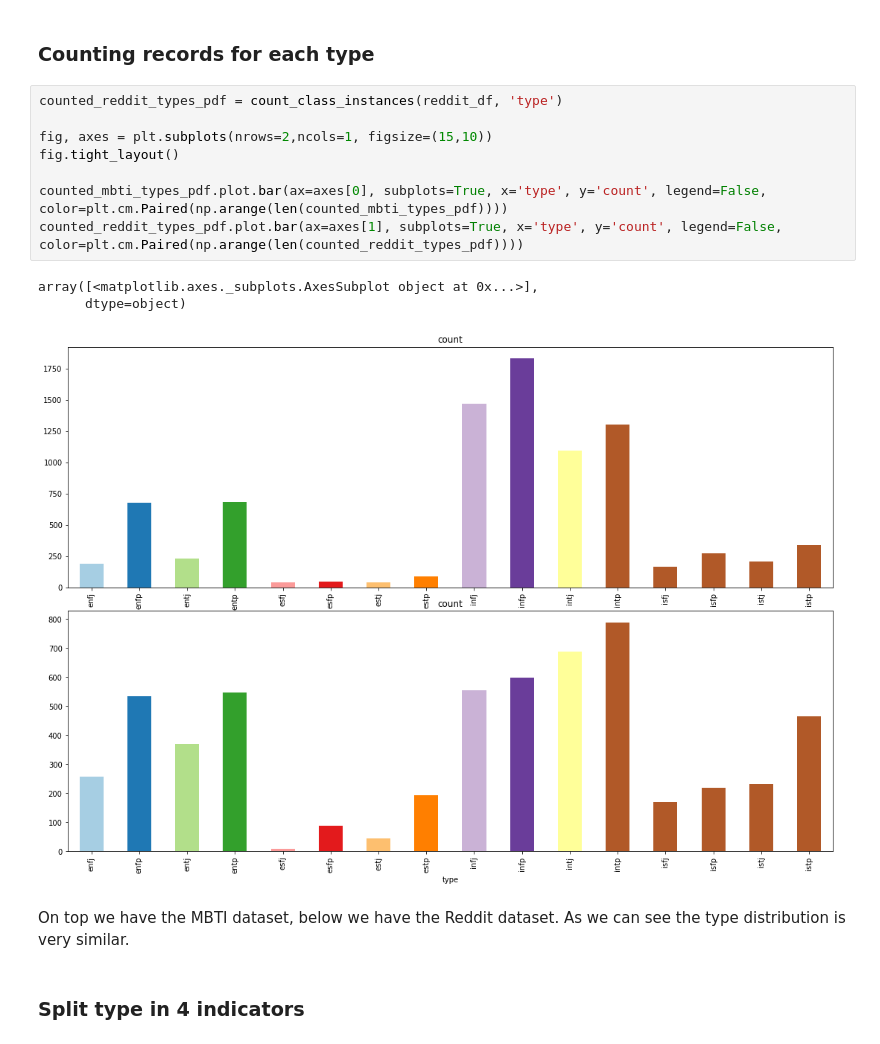
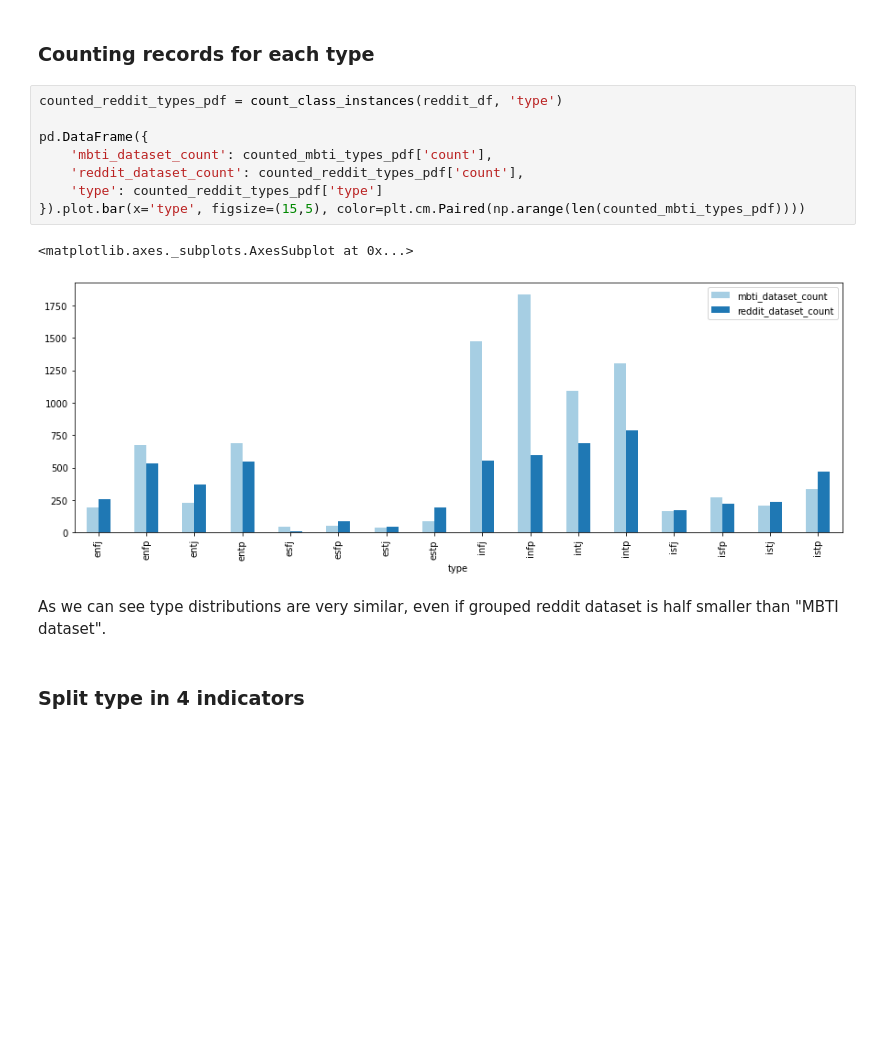
Before and after one commit to edu-rinaldi/MBTI-Predictor, a Jupyter notebook: MBTI.ipynb, the cells around one changed output. Saved outputs shown, nothing was run; the diff lists cells and outputs as text; blank space fills up the shorter version.

```diff
--- a/MBTI.ipynb
+++ b/MBTI.ipynb
@@ -334,21 +481,19 @@ The dataset is composed by 5 columns and 5754 entries/records
 ## Analysis
 # %% [markdown]
 ### Counting records for each type
-# %%
-counted_reddit_types_pdf = count_class_instances(reddit_df, 'type')
-
-fig, axes = plt.subplots(nrows=2,ncols=1, figsize=(15,10))
-fig.tight_layout()
-
-counted_mbti_types_pdf.plot.bar(ax=axes[0], subplots=True, x='type', y='count', legend=False, color=plt.cm.Paired(np.arange(len(counted_mbti_types_pdf))))
-counted_reddit_types_pdf.plot.bar(ax=axes[1], subplots=True, x='type', y='count', legend=False, color=plt.cm.Paired(np.arange(len(counted_reddit_types_pdf))))
-# %% [output]
-array([<matplotlib.axes._subplots.AxesSubplot object at 0x...>],
-      dtype=object)
-[figure, removed]
-# %% [markdown]
-On top we have the MBTI dataset, below we have the Reddit dataset.
-As we can see the type distribution is very similar.
+# %%
+counted_reddit_types_pdf = count_class_instances(reddit_df, 'type')
+
+pd.DataFrame({
+    'mbti_dataset_count': counted_mbti_types_pdf['count'],
+    'reddit_dataset_count': counted_reddit_types_pdf['count'],
+    'type': counted_reddit_types_pdf['type']
+}).plot.bar(x='type', figsize=(15,5), color=plt.cm.Paired(np.arange(len(counted_mbti_types_pdf))))
+# %% [output]
+<matplotlib.axes._subplots.AxesSubplot at 0x...>
+[figure, added]
+# %% [markdown]
+As we can see type distributions are very similar, even if grouped reddit dataset is half smaller than "MBTI dataset".
 # %% [markdown]
 ### Split type in 4 indicators
 # %%
```
Also changed, not shown: parts of 89 cells of this notebook.
